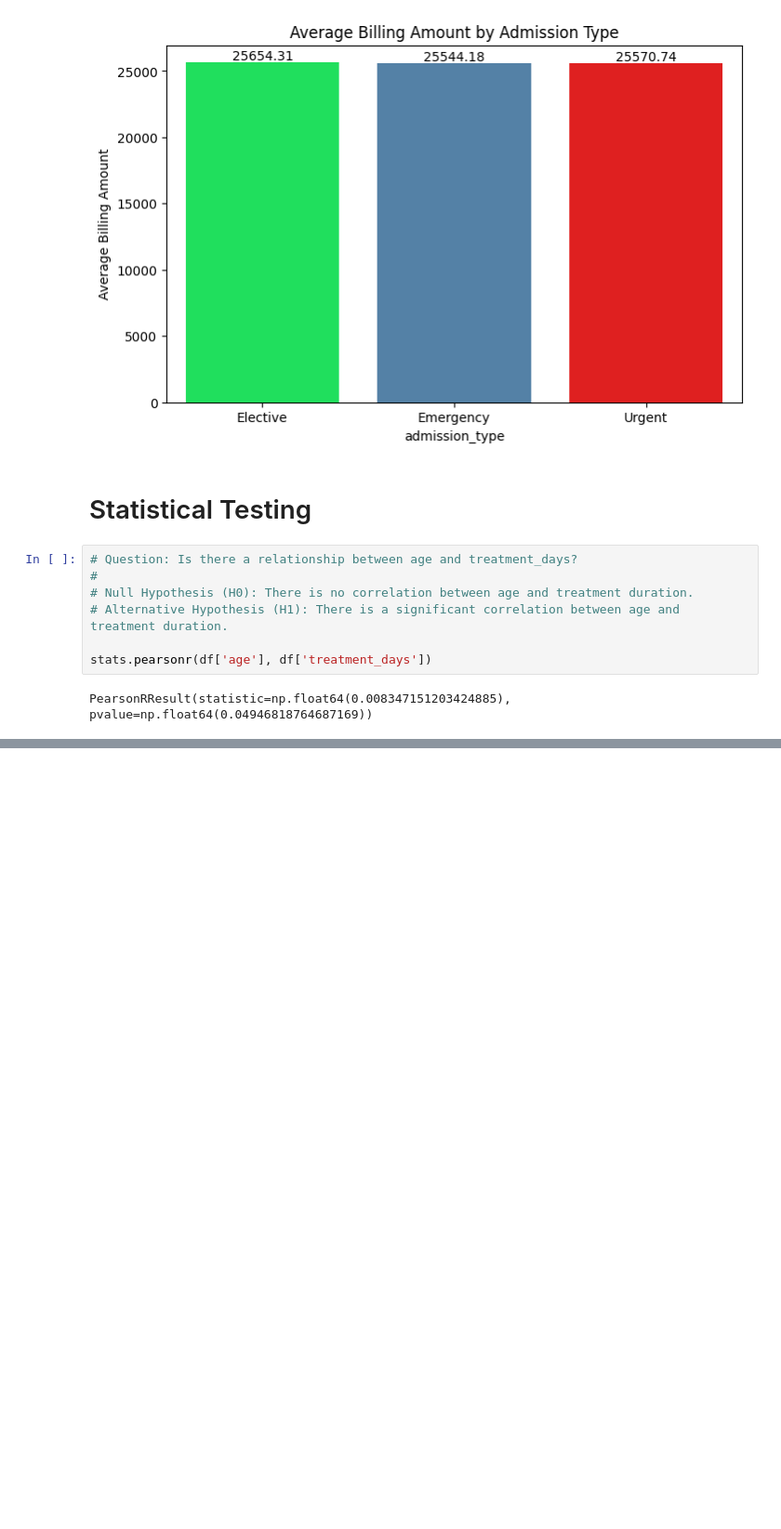
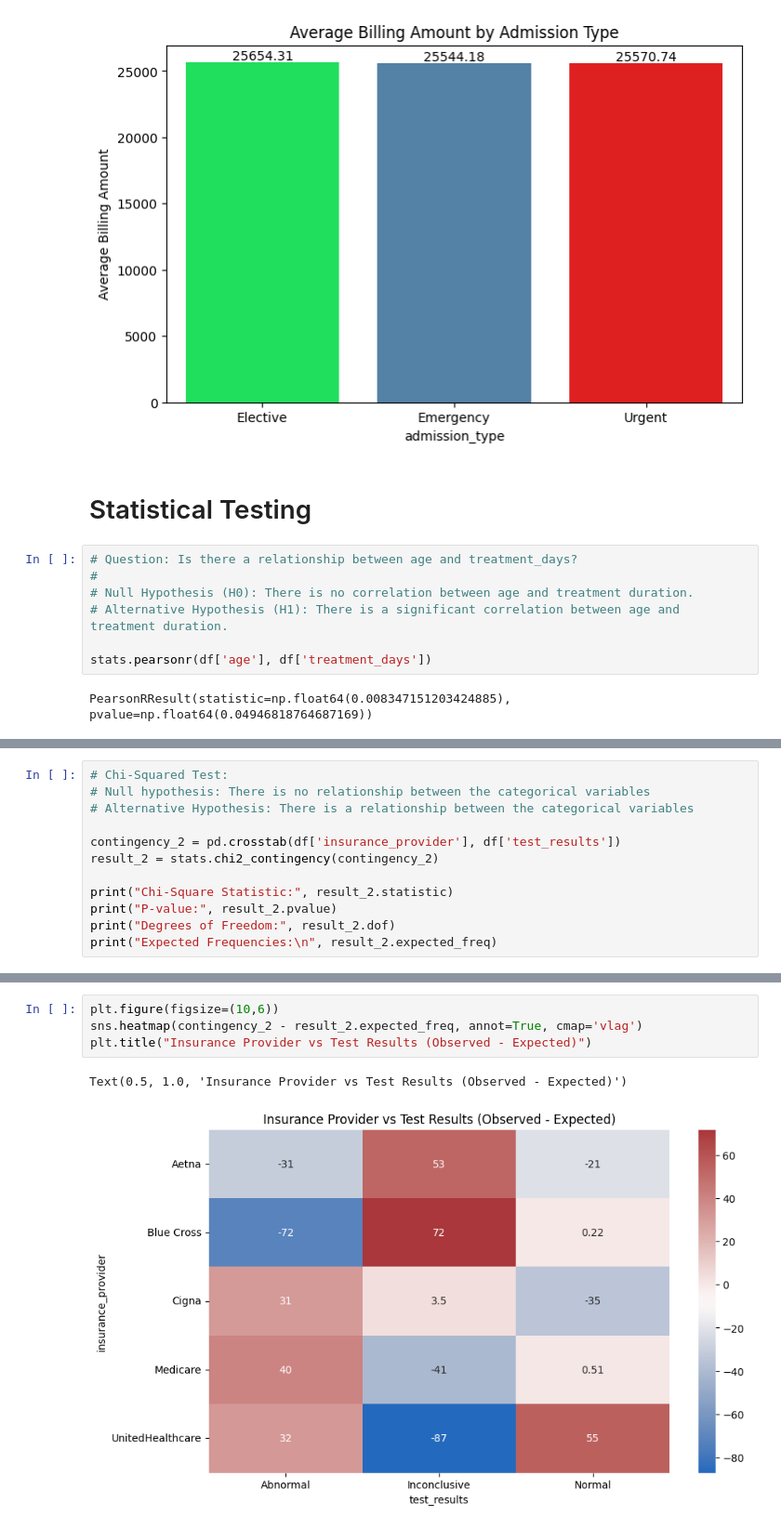
Before and after one commit to HaiderrX/CISC4900-Healthcare-Dataset-Data-Analysis, a Jupyter notebook: Heatlhcare_Data_Analysis.ipynb, the cells around one changed output, grey strips where cells are left out. Shown at 93% size. Saved outputs shown, nothing was run; the diff lists cells and outputs as text; blank space fills up the shorter version.

```diff
--- a/Heatlhcare_Data_Analysis.ipynb
+++ b/Heatlhcare_Data_Analysis.ipynb
@@ -506,0 +599,12 @@ PearsonRResult(statistic=np.float64(0.008347151203424885), pvalue=np.float64(0.0
+# %%
+# Chi-Squared Test:
+# Null hypothesis: There is no relationship between the categorical variables
+# Alternative Hypothesis: There is a relationship between the categorical variables
+
+contingency_2 = pd.crosstab(df['insurance_provider'], df['test_results'])
+result_2 = stats.chi2_contingency(contingency_2)
+
+print("Chi-Square Statistic:", result_2.statistic)
+print("P-value:", result_2.pvalue)
+print("Degrees of Freedom:", result_2.dof)
+print("Expected Frequencies:\n", result_2.expected_freq)
@@ -506,0 +631,7 @@ PearsonRResult(statistic=np.float64(0.008347151203424885), pvalue=np.float64(0.0
+# %%
+plt.figure(figsize=(10,6))
+sns.heatmap(contingency_2 - result_2.expected_freq, annot=True, cmap='vlag')
+plt.title("Insurance Provider vs Test Results (Observed - Expected)")
+# %% [output]
+Text(0.5, 1.0, 'Insurance Provider vs Test Results (Observed - Expected)')
+[figure, added]
```
Also changed, not shown: parts of 11 cells of this notebook, 1 other file.
